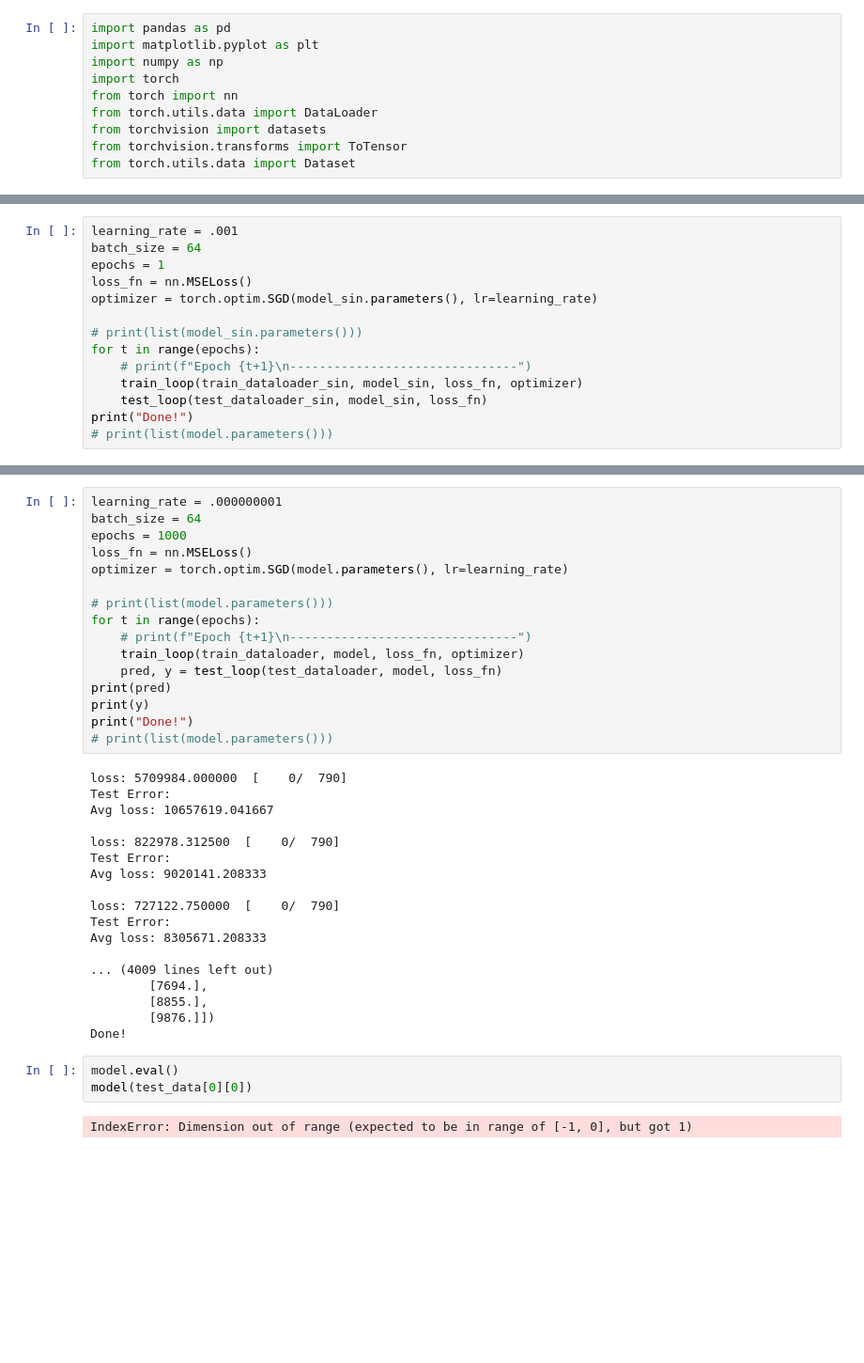
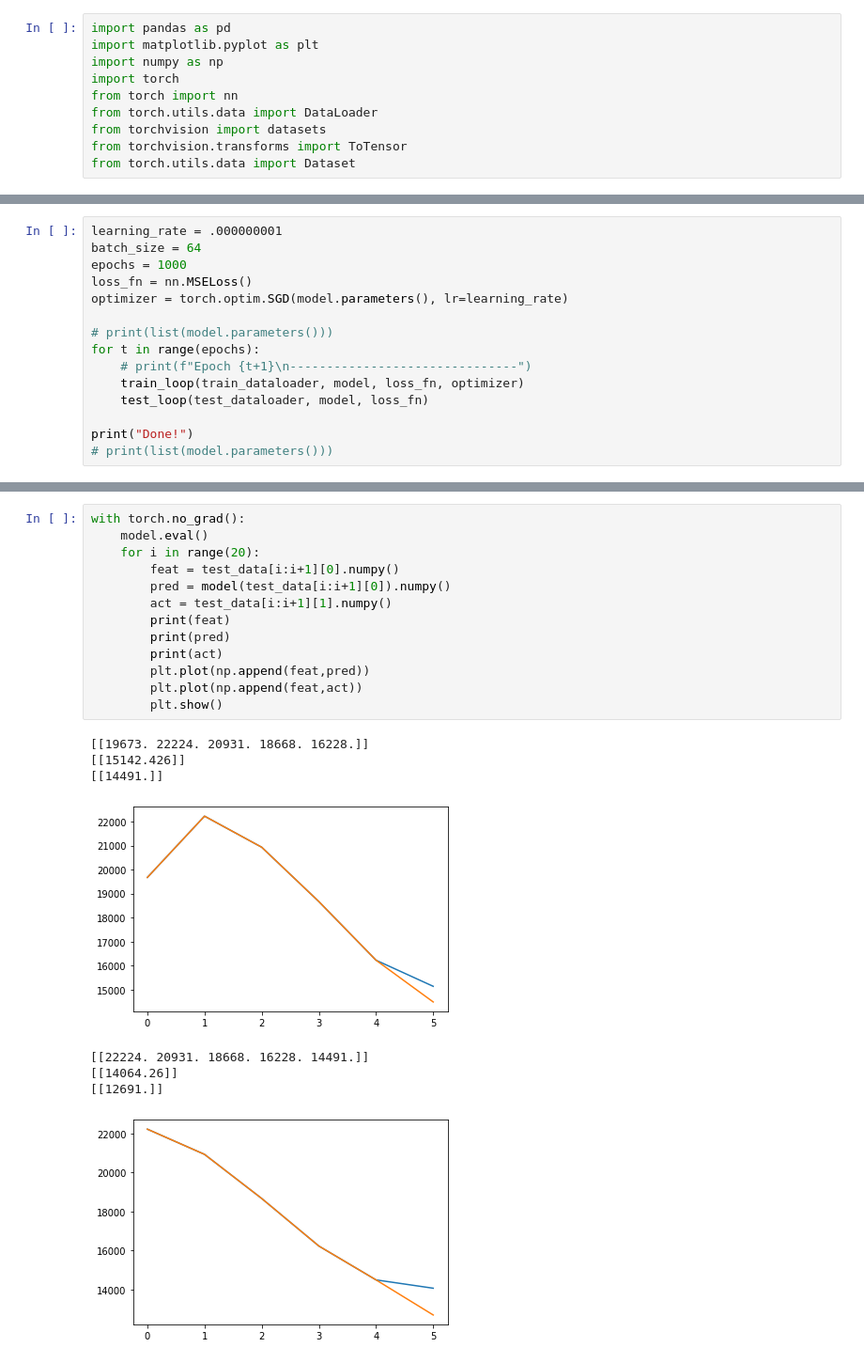
Before and after one commit to masonb13/NN_Forecasting, a Jupyter notebook: NNAR.ipynb, the cells around one changed output, grey strips where cells are left out. Shown: that part at 94% size. Saved outputs shown, nothing was run; the diff lists cells and outputs as text; blank space fills up the shorter version.

```diff
--- a/NNAR.ipynb
+++ b/NNAR.ipynb
@@ -140,15 +106,16 @@ def test_loop(dataloader, model, loss_fn):
 # %%
-learning_rate = .001
+learning_rate = .000000001
 batch_size = 64
-epochs = 1
+epochs = 1000
 loss_fn = nn.MSELoss()
-optimizer = torch.optim.SGD(model_sin.parameters(), lr=learning_rate)
+optimizer = torch.optim.SGD(model.parameters(), lr=learning_rate)
 
-# print(list(model_sin.parameters()))
+# print(list(model.parameters()))
 for t in range(epochs):
     # print(f"Epoch {t+1}\n-------------------------------")
-    train_loop(train_dataloader_sin, model_sin, loss_fn, optimizer)
-    test_loop(test_dataloader_sin, model_sin, loss_fn)
+    train_loop(train_dataloader, model, loss_fn, optimizer)
+    test_loop(test_dataloader, model, loss_fn)
+
 print("Done!")
 # print(list(model.parameters()))
 # %% [output]
@@ -263,39 +139,22 @@ def test_loop(dataloader, model, loss_fn):
-# %%
-learning_rate = .000000001
-batch_size = 64
-epochs = 1000
-loss_fn = nn.MSELoss()
-optimizer = torch.optim.SGD(model.parameters(), lr=learning_rate)
-
-# print(list(model.parameters()))
-for t in range(epochs):
-    # print(f"Epoch {t+1}\n-------------------------------")
-    train_loop(train_dataloader, model, loss_fn, optimizer)
-    pred, y = test_loop(test_dataloader, model, loss_fn)
-print(pred)
-print(y)
-print("Done!")
-# print(list(model.parameters()))
-# %% [output]
-loss: 5709984.000000  [    0/  790]
-Test Error:
-Avg loss: 10657619.041667
-
-loss: 822978.312500  [    0/  790]
-Test Error:
-Avg loss: 9020141.208333
-
-loss: 727122.750000  [    0/  790]
-Test Error:
-Avg loss: 8305671.208333
-
-... (4009 lines left out)
-        [7694.],
-        [8855.],
-        [9876.]])
-Done!
-# %%
-model.eval()
-model(test_data[0][0])
-# %% [output]
-IndexError: Dimension out of range (expected to be in range of [-1, 0], but got 1)
+# %%
+with torch.no_grad():
+    model.eval()
+    for i in range(20):
+        feat = test_data[i:i+1][0].numpy()
+        pred = model(test_data[i:i+1][0]).numpy()
+        act = test_data[i:i+1][1].numpy()
+        print(feat)
+        print(pred)
+        print(act)
+        plt.plot(np.append(feat,pred))
+        plt.plot(np.append(feat,act))
+        plt.show()
+# %% [output]
+[[19673. 22224. 20931. 18668. 16228.]]
+[[15142.426]]
+[[14491.]]
+[figure, added]
+[[22224. 20931. 18668. 16228. 14491.]]
+[[14064.26]]
+[[12691.]]
+[figure, added]
```
Also changed, not shown: parts of 19 cells of this notebook, 1 other file.
